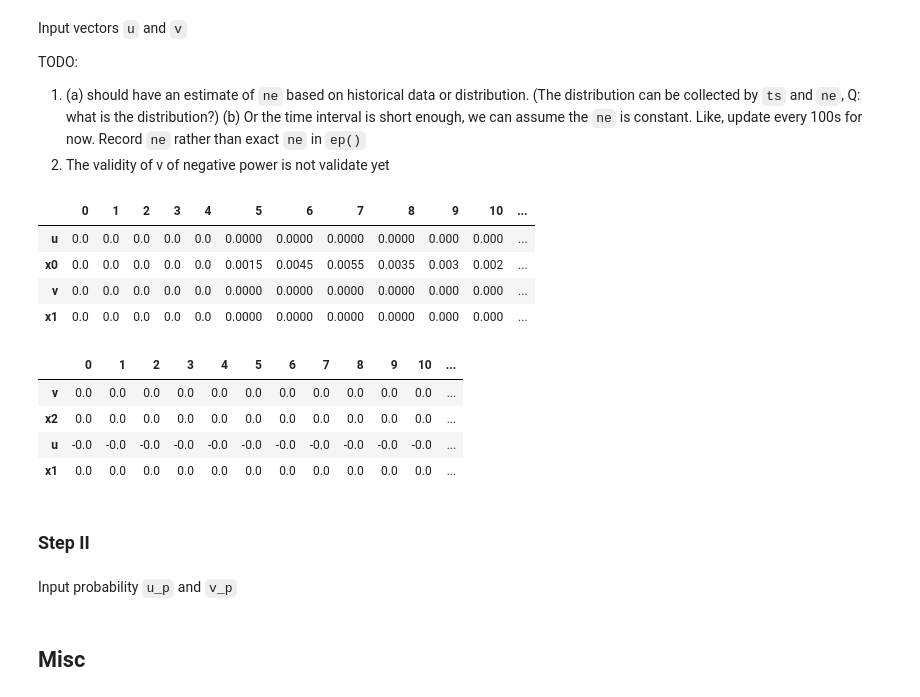
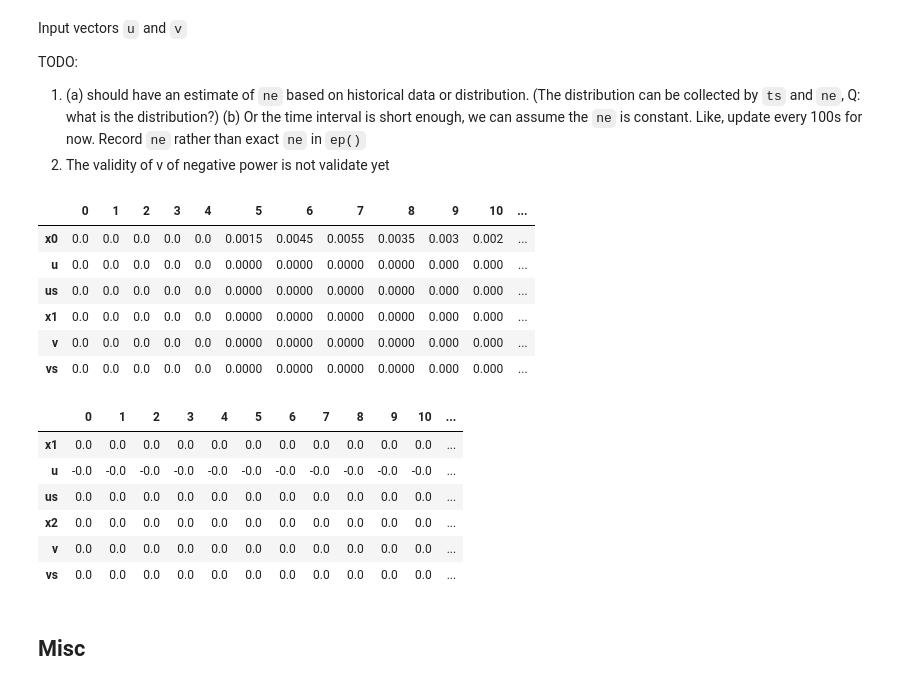
Before and after one commit to shebuxin/andes, a Jupyter notebook: jwang/notes2/ev_ssm2.ipynb, the cells around one changed output. Cells and saved outputs as stored; diff of their text form; code cells hidden in the pictures.

Commit message:
Add agc ctrl signal step2

```diff
--- a/jwang/notes2/ev_ssm2.ipynb
+++ b/jwang/notes2/ev_ssm2.ipynb
@@ -1088,38 +1108,42 @@ TODO:
 1. (a) should have an estimate of `ne` based on historical data or distribution. (The distribution can be collected by `ts` and `ne`, Q: what is the distribution?) (b) Or the time interval is short enough, we can assume the `ne` is constant. Like, update every 100s for now. Record `ne` rather than exact `ne` in `ep()`
 2. The validity of v of negative power is not validate yet
 # %%
-u, v = sse.g_ac(Pi=0.1)
+u, v, us, vs = sse.g_ac(Pi=0.1)
 
 res = pd.DataFrame()
+res['x0'] = sse.x0[0:20]
 res['u'] = u
-res['x0'] = sse.x0[0:20]
+res['us'] = us
+res['x1'] = sse.x0[20:40]
 res['v'] = v
-res['x1'] = sse.x0[20:40]
+res['vs'] = vs
 
 res.T.round(4)
 # %% [output]
 |  | 0 | 1 | 2 | 3 | 4 | 5 | 6 | 7 | 8 | 9 | 10 | ... |
+| x0 | 0.0 | 0.0 | 0.0 | 0.0 | 0.0 | 0.0015 | 0.0045 | 0.0055 | 0.0035 | 0.003 | 0.002 | ... |
 | u | 0.0 | 0.0 | 0.0 | 0.0 | 0.0 | 0.0000 | 0.0000 | 0.0000 | 0.0000 | 0.000 | 0.000 | ... |
-| x0 | 0.0 | 0.0 | 0.0 | 0.0 | 0.0 | 0.0015 | 0.0045 | 0.0055 | 0.0035 | 0.003 | 0.002 | ... |
+| us | 0.0 | 0.0 | 0.0 | 0.0 | 0.0 | 0.0000 | 0.0000 | 0.0000 | 0.0000 | 0.000 | 0.000 | ... |
+| x1 | 0.0 | 0.0 | 0.0 | 0.0 | 0.0 | 0.0000 | 0.0000 | 0.0000 | 0.0000 | 0.000 | 0.000 | ... |
 | v | 0.0 | 0.0 | 0.0 | 0.0 | 0.0 | 0.0000 | 0.0000 | 0.0000 | 0.0000 | 0.000 | 0.000 | ... |
-| x1 | 0.0 | 0.0 | 0.0 | 0.0 | 0.0 | 0.0000 | 0.0000 | 0.0000 | 0.0000 | 0.000 | 0.000 | ... |
+| vs | 0.0 | 0.0 | 0.0 | 0.0 | 0.0 | 0.0000 | 0.0000 | 0.0000 | 0.0000 | 0.000 | 0.000 | ... |
 # %%
-u, v = sse.g_ac(Pi=-12)
+u, v, us, vs = sse.g_ac(Pi=-12)
 
 res = pd.DataFrame()
+res['x1'] = sse.x0[20:40]
+res['u'] = u
+res['us'] = us
+res['x2'] = sse.x0[40:60]
 res['v'] = v
-res['x2'] = sse.x0[40:60]
-res['u'] = u
-res['x1'] = sse.x0[20:40]
+res['vs'] = vs
 
 res.T.round(4)
 # %% [output]
 |  | 0 | 1 | 2 | 3 | 4 | 5 | 6 | 7 | 8 | 9 | 10 | ... |
+| x1 | 0.0 | 0.0 | 0.0 | 0.0 | 0.0 | 0.0 | 0.0 | 0.0 | 0.0 | 0.0 | 0.0 | ... |
+| u | -0.0 | -0.0 | -0.0 | -0.0 | -0.0 | -0.0 | -0.0 | -0.0 | -0.0 | -0.0 | -0.0 | ... |
+| us | 0.0 | 0.0 | 0.0 | 0.0 | 0.0 | 0.0 | 0.0 | 0.0 | 0.0 | 0.0 | 0.0 | ... |
+| x2 | 0.0 | 0.0 | 0.0 | 0.0 | 0.0 | 0.0 | 0.0 | 0.0 | 0.0 | 0.0 | 0.0 | ... |
 | v | 0.0 | 0.0 | 0.0 | 0.0 | 0.0 | 0.0 | 0.0 | 0.0 | 0.0 | 0.0 | 0.0 | ... |
-| x2 | 0.0 | 0.0 | 0.0 | 0.0 | 0.0 | 0.0 | 0.0 | 0.0 | 0.0 | 0.0 | 0.0 | ... |
-| u | -0.0 | -0.0 | -0.0 | -0.0 | -0.0 | -0.0 | -0.0 | -0.0 | -0.0 | -0.0 | -0.0 | ... |
-| x1 | 0.0 | 0.0 | 0.0 | 0.0 | 0.0 | 0.0 | 0.0 | 0.0 | 0.0 | 0.0 | 0.0 | ... |
+| vs | 0.0 | 0.0 | 0.0 | 0.0 | 0.0 | 0.0 | 0.0 | 0.0 | 0.0 | 0.0 | 0.0 | ... |
-# %% [markdown]
-### Step II
-# %% [markdown]
-Input probability `u_p` and `v_p`
```
Also changed, not shown: parts of 2 cells of this notebook.
